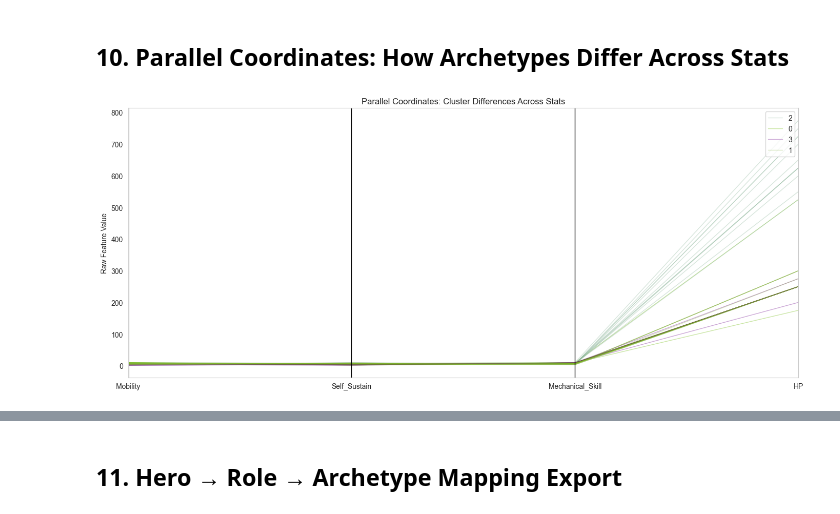
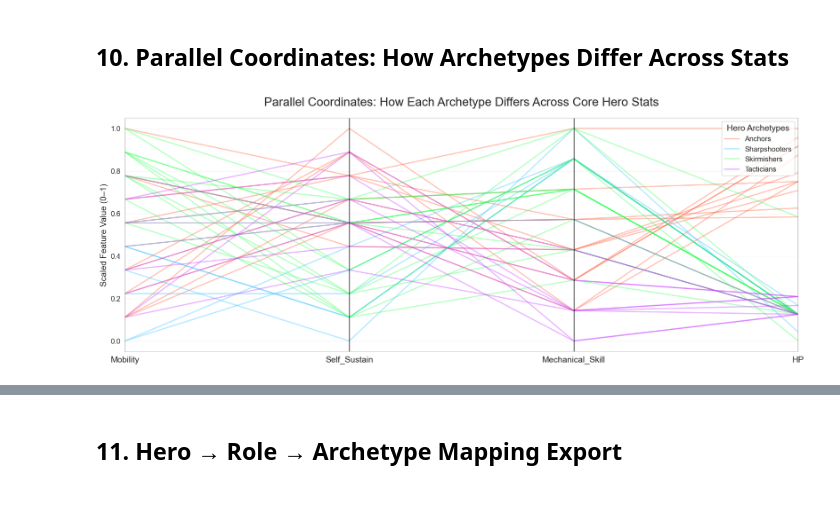
Before and after one commit to Kwanjk/updated-overwatch-heroes-player-analysis, a Jupyter notebook: overwatch_hero_archetype_analysis_final.ipynb, the cells around one changed output, grey strips where cells are left out. Drawn from its saved outputs; the diff is of its cells as text; code cells hidden in the pictures.

```diff
--- a/overwatch_hero_archetype_analysis_final.ipynb
+++ b/overwatch_hero_archetype_analysis_final.ipynb
@@ -429,15 +427,50 @@ plt.show()
 # %% [markdown]
 ## 10. Parallel Coordinates: How Archetypes Differ Across Stats
 # %%
+# Parallel Coordinates Plot with Archetype Labels & Matching Colors
 
-pc_df = df[["Hero", "Cluster"] + features].copy()
-pc_df["Cluster"] = pc_df["Cluster"].astype(str)
+from sklearn.preprocessing import MinMaxScaler
+from pandas.plotting import parallel_coordinates
 
-plt.figure(figsize=(14, 6))
-parallel_coordinates(pc_df, "Cluster", cols=features, alpha=0.35, linewidth=1.0)
-plt.title("Parallel Coordinates: Cluster Differences Across Stats")
-plt.ylabel("Raw Feature Value")
-plt.tight_layout()
+# Map clusters → archetype names
+df["Archetype"] = df["Cluster"].map(archetype_names)
+
+# Scale features
+scaled = df.copy()
+scaler_parallel = MinMaxScaler()
+scaled[radar_features] = scaler_parallel.fit_transform(df[radar_features])
+
+# Sort by archetype so the lines look grouped
+scaled = scaled.sort_values("Archetype")
+
+# Define color order matching archetype_names
+color_order = [archetype_colors[i] for i in sorted(archetype_names.keys())]
+
+plt.figure(figsize=(20, 7))
+
+parallel_coordinates(
+    scaled[['Archetype'] + radar_features],
+    class_column='Archetype',
+    color=color_order,
+    linewidth=2,
+    alpha=0.35
+)
+
+plt.title("Parallel Coordinates: How Each Archetype Differs Across Core Hero Stats", fontsize=20, pad=20)
+plt.ylabel("Scaled Feature Value (0–1)", fontsize=14)
+plt.xticks(fontsize=14)
+plt.yticks(fontsize=12)
+plt.grid(alpha=0.2)
+
+# Improve legend
+plt.legend(
+    title="Hero Archetypes",
+    title_fontsize=14,
+    fontsize=12,
+    frameon=True,
+    loc="upper right"
+)
+
 plt.show()
 # %% [output]
-[figure, old version]
+[figure, new version]
```
Also changed, not shown: parts of 2 cells of this notebook.
